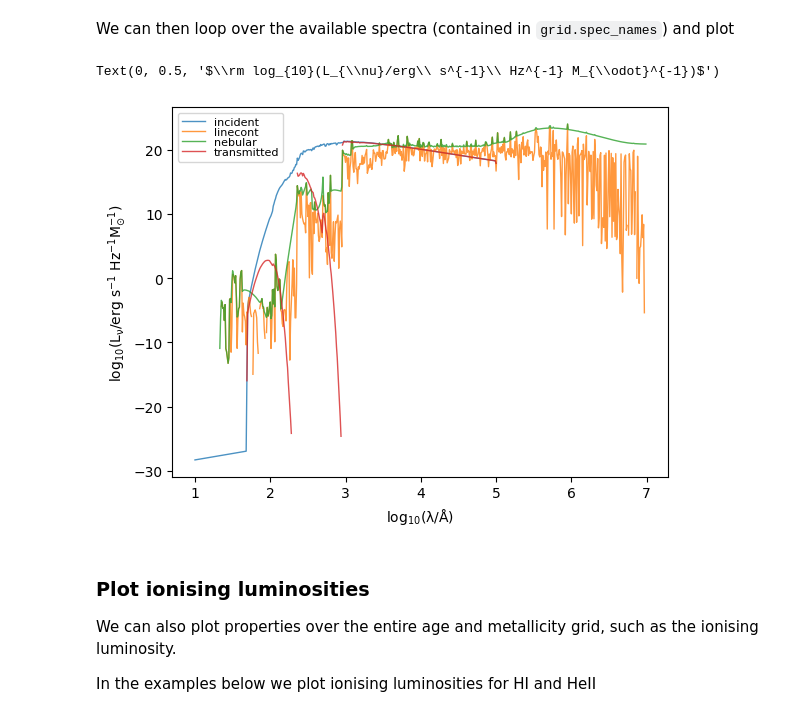
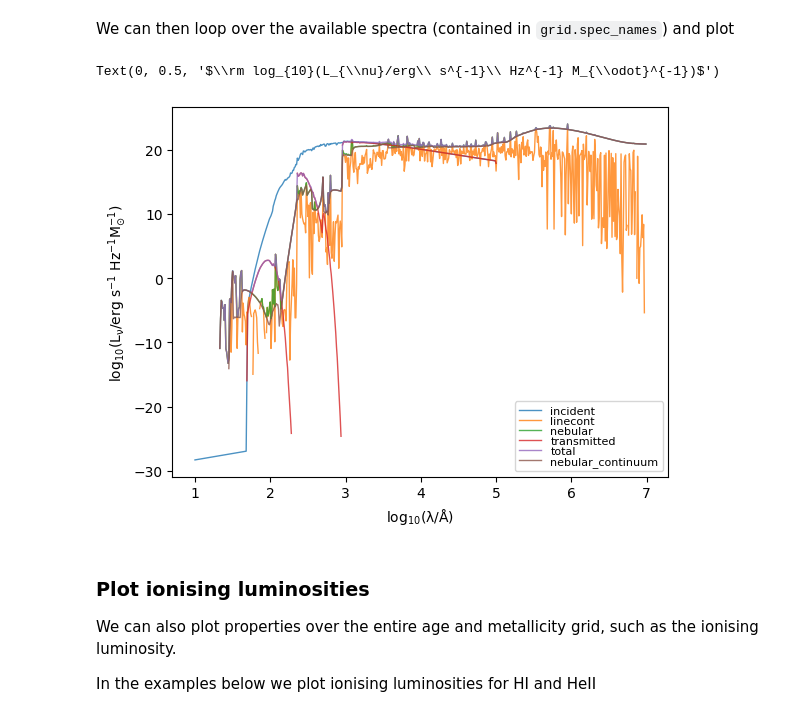
Before and after one commit to tHarvey303/synthesizer, a Jupyter notebook: docs/source/grids_example.ipynb, the cells around one changed output. Saved outputs shown, nothing was run; the diff lists cells and outputs as text; code cells hidden in the pictures.

```diff
--- a/docs/source/grids_example.ipynb
+++ b/docs/source/grids_example.ipynb
@@ -50,17 +50,17 @@ grid_point = grid.get_grid_point((log10age, Z))
 # %% [markdown]
 We can then loop over the available spectra (contained in `grid.spec_names`) and plot
 # %%
-for spec_name in grid.spec_names:
+for spectra_id in grid.available_spectra:
     # get Sed object
-    sed = grid.get_sed(grid_point, spec_name=spec_name)
-    plt.plot(np.log10(sed.lam), np.log10(sed.lnu), lw=1, alpha=0.8, label=spec_name)
+    sed = grid.get_spectra(grid_point, spectra_id=spectra_id)
+    plt.plot(np.log10(sed.lam), np.log10(sed.lnu), lw=1, alpha=0.8, label=spectra_id)
 
 plt.legend(fontsize=8, labelspacing=0.0)
 plt.xlabel(r'$\rm log_{10}(\lambda/\AA)$')
 plt.ylabel(r'$\rm log_{10}(L_{\nu}/erg\ s^{-1}\ Hz^{-1} M_{\odot}^{-1})$')
 # %% [output]
 Text(0, 0.5, '$\\rm log_{10}(L_{\\nu}/erg\\ s^{-1}\\ Hz^{-1} M_{\\odot}^{-1})$')
-[figure, old version]
+[figure, new version]
 # %% [markdown]
 ### Plot ionising luminosities
 
```
Also changed, not shown: parts of 1 cell of this notebook, 8 other files.
